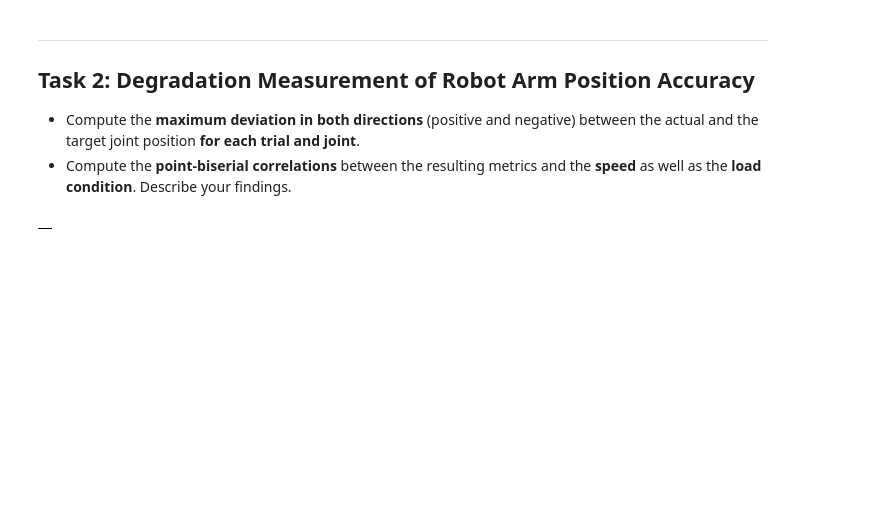
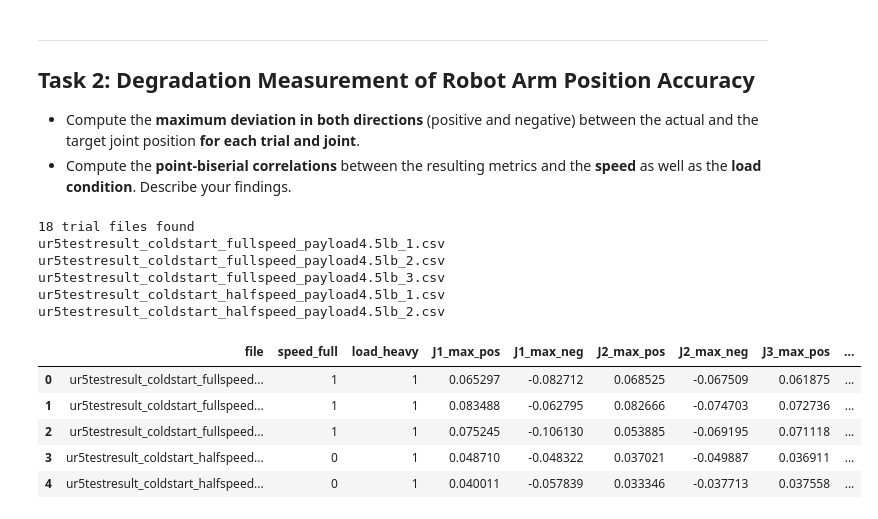
Before and after one commit to athi2210/DA-Lab-group, a Jupyter notebook: 04_tasks.ipynb, the cells around one changed output. Saved outputs shown, nothing was run; the diff lists cells and outputs as text; code cells hidden in the pictures; blank space fills up the shorter version.

```diff
--- a/04_tasks.ipynb
+++ b/04_tasks.ipynb
@@ -207,30 +211,51 @@ This suggests that respondents who trust AVs are **not equally likely** to argue
 import ast
 import os
 
-# Define the path to the robot arm data folder
 DATA_PATH = 'data/robot_position_accuracy/'
-
-# List all available trial files
+files = [f for f in os.listdir(DATA_PATH) if f.startswith('ur5testresult') and f.endswith('.csv')]
+print(f"{len(files)} trial files found")
+print('\n'.join(files[:5]))
+# %% [output]
+18 trial files found
+ur5testresult_coldstart_fullspeed_payload4.5lb_1.csv
+ur5testresult_coldstart_fullspeed_payload4.5lb_2.csv
+ur5testresult_coldstart_fullspeed_payload4.5lb_3.csv
+ur5testresult_coldstart_halfspeed_payload4.5lb_1.csv
+ur5testresult_coldstart_halfspeed_payload4.5lb_2.csv
 # %%
-# Parse all trial files and compute the max positive and max negative deviation
-# for each joint (J1–J6) per trial.
-#
-# Hint: the filename encodes the experimental condition, e.g.:
-#   ur5testresult_fullspeed_payload4.5lb_1.csv  -> speed=full, load=4.5lb, trial=1
-#   ur5testresult_coldstart_fullspeed_...        -> coldstart variant
-#
-# For each file:
-#   1. Parse each row with ast.literal_eval
-#   2. Compute error = actual - target for each joint
-#   3. Record max_positive_deviation = max(error) and max_negative_deviation = min(error)
-#   4. Extract speed and load condition from the filename as binary/categorical labels
-
 results = []
 
-# --- your loop over files here ---
+for fname in files:
+    is_fullspeed = 'fullspeed' in fname
+    is_heavy     = 'payload4.5lb' in fname
+
+    errors = {f'J{j+1}': [] for j in range(6)}
+
+    with open(DATA_PATH + fname, 'r') as f:
+        for line in f:
+            line = line.strip()
+            if not line:
+                continue
+            row = ast.literal_eval(line)
+            target = row[1]
+            actual = row[2]
+            for j in range(6):
+                errors[f'J{j+1}'].append(actual[j] - target[j])
+
+    record = {'file': fname, 'speed_full': int(is_fullspeed), 'load_heavy': int(is_heavy)}
+    for j in range(1, 7):
+        record[f'J{j}_max_pos'] = max(errors[f'J{j}'])
+        record[f'J{j}_max_neg'] = min(errors[f'J{j}'])
+
+    results.append(record)
 
 df_trials = pd.DataFrame(results)
 df_trials.head()
 # %% [output]
-|  |
+|  | file | speed_full | load_heavy | J1_max_pos | J1_max_neg | J2_max_pos | J2_max_neg | J3_max_pos | ... |
+| 0 | ur5testresult_coldstart_fullspeed... | 1 | 1 | 0.065297 | -0.082712 | 0.068525 | -0.067509 | 0.061875 | ... |
+| 1 | ur5testresult_coldstart_fullspeed... | 1 | 1 | 0.083488 | -0.062795 | 0.082666 | -0.074703 | 0.072736 | ... |
+| 2 | ur5testresult_coldstart_fullspeed... | 1 | 1 | 0.075245 | -0.106130 | 0.053885 | -0.069195 | 0.071118 | ... |
+| 3 | ur5testresult_coldstart_halfspeed... | 0 | 1 | 0.048710 | -0.048322 | 0.037021 | -0.049887 | 0.036911 | ... |
+| 4 | ur5testresult_coldstart_halfspeed... | 0 | 1 | 0.040011 | -0.057839 | 0.033346 | -0.037713 | 0.037558 | ... |
 # %%
```
Also changed, not shown: parts of 3 cells of this notebook.
